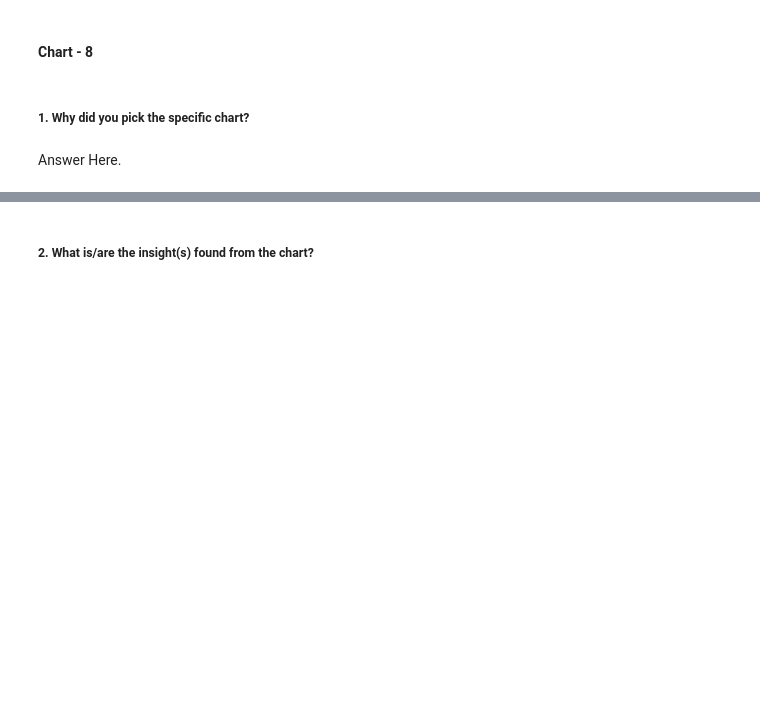
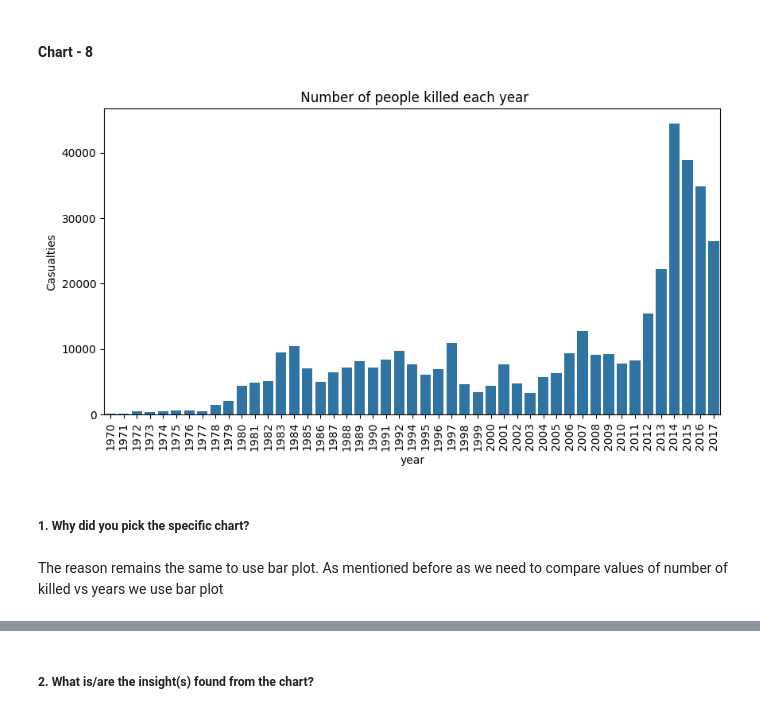
Before and after one commit to ARX662/Capstone_Projects_AlmaBetter, a Jupyter notebook: EDA_Global_Terrorism_Database_Anurag_Rath.ipynb, the cells around one changed output, grey strips where cells are left out. Drawn from its saved outputs; the diff is of its cells as text; code cells hidden in the pictures; blank space fills up the shorter version.

```diff
--- a/EDA_Global_Terrorism_Database_Anurag_Rath.ipynb
+++ b/EDA_Global_Terrorism_Database_Anurag_Rath.ipynb
@@ -511,4 +595,18 @@ Answer Here
+# %%
+# Chart - 8 people killed over the years
+people_killed = df[["year","killed"]].groupby(["year"]).sum().sort_values("killed",ascending = False)
+
+plt.figure(figsize=(10,5))
+sns.barplot(x=people_killed.index, y=people_killed.killed.values)
+# using ticks for better label visibilty
+plt.xticks(rotation= 90)
+plt.title(' Number of people killed each year')
+plt.xlabel('year')
+plt.ylabel('Casualties')
+plt.show()
+# %% [output]
+[figure, added]
 # %% [markdown]
 ##### 1. Why did you pick the specific chart?
-# %% [markdown]
-Answer Here.
+# %% [markdown]
+The reason remains the same to use bar plot. As mentioned before as we need to compare values of number of killed vs years we use bar plot
```
Also changed, not shown: parts of 34 cells of this notebook.
